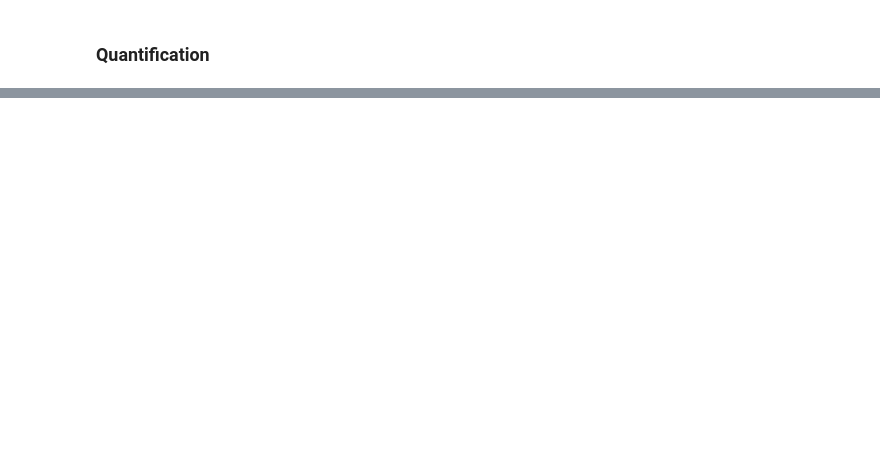
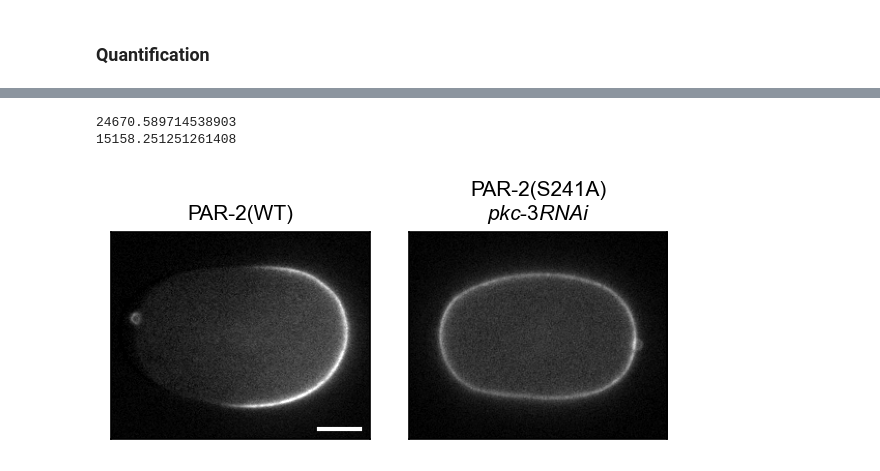
Before and after one commit to goehringlab/2023-Bland-bioRxiv, a Jupyter notebook: scripts/Analysis/PolarisedVsUniform/S241A.ipynb, the cells around one changed output, grey strips where cells are left out. Cells and saved outputs as stored; diff of their text form; code cells hidden in the pictures; blank space fills up the shorter version.

```diff
--- a/scripts/Analysis/PolarisedVsUniform/S241A.ipynb
+++ b/scripts/Analysis/PolarisedVsUniform/S241A.ipynb
@@ -111,3 +112,52 @@ add_stats_table_row(
     sample_size=ss,
     key="csM3BYhk4n",
 )
+# %%
+def panel(path, ax, scale_bar=False):
+    img = load_image(path + "/af_corrected.tif")
+    roi = np.loadtxt(path + "/ROI_fit.txt")
+    rotated = rotated_embryo(img, roi, 250, 200, 3)
+    print(np.percentile(rotated, 99.9))
+    ax.imshow(rotated, cmap="gray", vmin=0, vmax=24670.589714538903)
+    ax.set_xticks([])
+    ax.set_yticks([])
+
+    if scale_bar:
+        px = 0.255  # pixel size
+        bar_length = 10  # microns
+        bar_pixels = bar_length / px
+        y = rotated.shape[0] - 10
+        ax.plot(
+            [rotated.shape[1] - 10 - bar_pixels, rotated.shape[1] - 10],
+            [y, y],
+            color="w",
+            linewidth=2,
+        )
+
+
+if raw_data_path:
+    path_wt = (
+        raw_data_path + df[df.Line == "lp637"].Path.iloc[5]
+    )
+    path_s241a = (
+        raw_data_path + df[df.Line == "nwg374"].Path.iloc[0]
+    )
+
+    # Create figure
+    fig, ax = plt.subplots(1, 2)
+    panel(path_wt, ax[0], scale_bar=True)
+    panel(path_s241a, ax[1])
+
+    # Format figure
+    ax[0].set_title("PAR-2(WT)", fontsize=10)
+    ax[1].set_title("PAR-2(S241A)\n" + r"$pkc$" + "-" + r"$3 RNAi$", fontsize=10)
+    fig.set_size_inches(5, 2)
+    fig.subplots_adjust(top=0.8, wspace=0.05)
+
+    # Save figure
+    fig.savefig("Figs/s241a_imgs.png", dpi=600, transparent=True)
+    fig.savefig("Figs/s241a_imgs.pdf", transparent=True)
+# %% [output]
+24670.589714538903
+15158.251251261408
+[figure, added]
```
Also changed, not shown: parts of 2 cells of this notebook, 6 other files.
